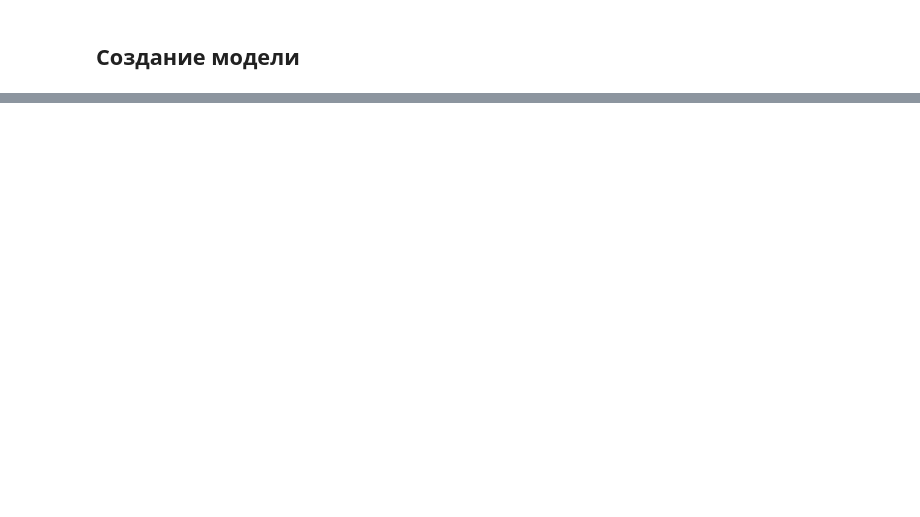
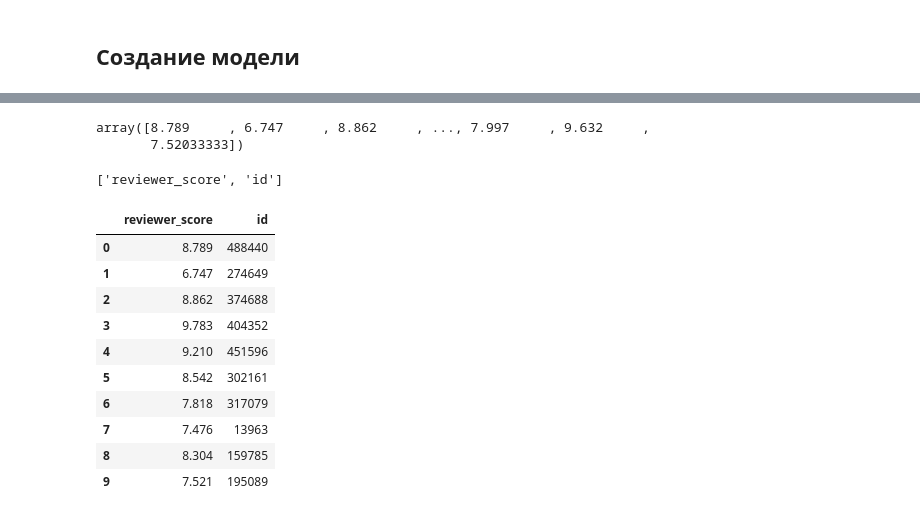
Before and after one commit to Eliseykina/sf_data_science, a Jupyter notebook: project_3/baseline-v1-by-eliseykina.ipynb, the cells around one changed output, grey strips where cells are left out. Saved outputs shown, nothing was run; the diff lists cells and outputs as text; code cells hidden in the pictures; blank space fills up the shorter version.

```diff
--- a/project_3/baseline-v1-by-eliseykina.ipynb
+++ b/project_3/baseline-v1-by-eliseykina.ipynb
@@ -55,7 +73,7 @@ import re
 # %%
 # Подгрузим наши данные из соревнования
 
-DATA_DIR = '/kaggle/input/sf-booking/'
+DATA_DIR = 'data/'
 df_train = pd.read_csv(DATA_DIR+'/hotels_train.csv') # датасет для обучения
 df_test = pd.read_csv(DATA_DIR+'hotels_test.csv') # датасет для предсказания
 sample_submission = pd.read_csv(DATA_DIR+'/submission.csv') # самбмишн
@@ -423,8 +746,25 @@ predict_submission = model.predict(test_data)
 # %%
 predict_submission
+# %% [output]
+array([8.789     , 6.747     , 8.862     , ..., 7.997     , 9.632     ,
+       7.52033333])
 # %%
 list(sample_submission)
+# %% [output]
+['reviewer_score', 'id']
 # %%
 sample_submission['reviewer_score'] = predict_submission
-sample_submission.to_csv('submission5.csv', index=False)
+sample_submission.to_csv('data/submission5.csv', index=False)
 sample_submission.head(10)
+# %% [output]
+|  | reviewer_score | id |
+| 0 | 8.789 | 488440 |
+| 1 | 6.747 | 274649 |
+| 2 | 8.862 | 374688 |
+| 3 | 9.783 | 404352 |
+| 4 | 9.210 | 451596 |
+| 5 | 8.542 | 302161 |
+| 6 | 7.818 | 317079 |
+| 7 | 7.476 | 13963 |
+| 8 | 8.304 | 159785 |
+| 9 | 7.521 | 195089 |
```
Also changed, not shown: parts of 32 cells of this notebook.
